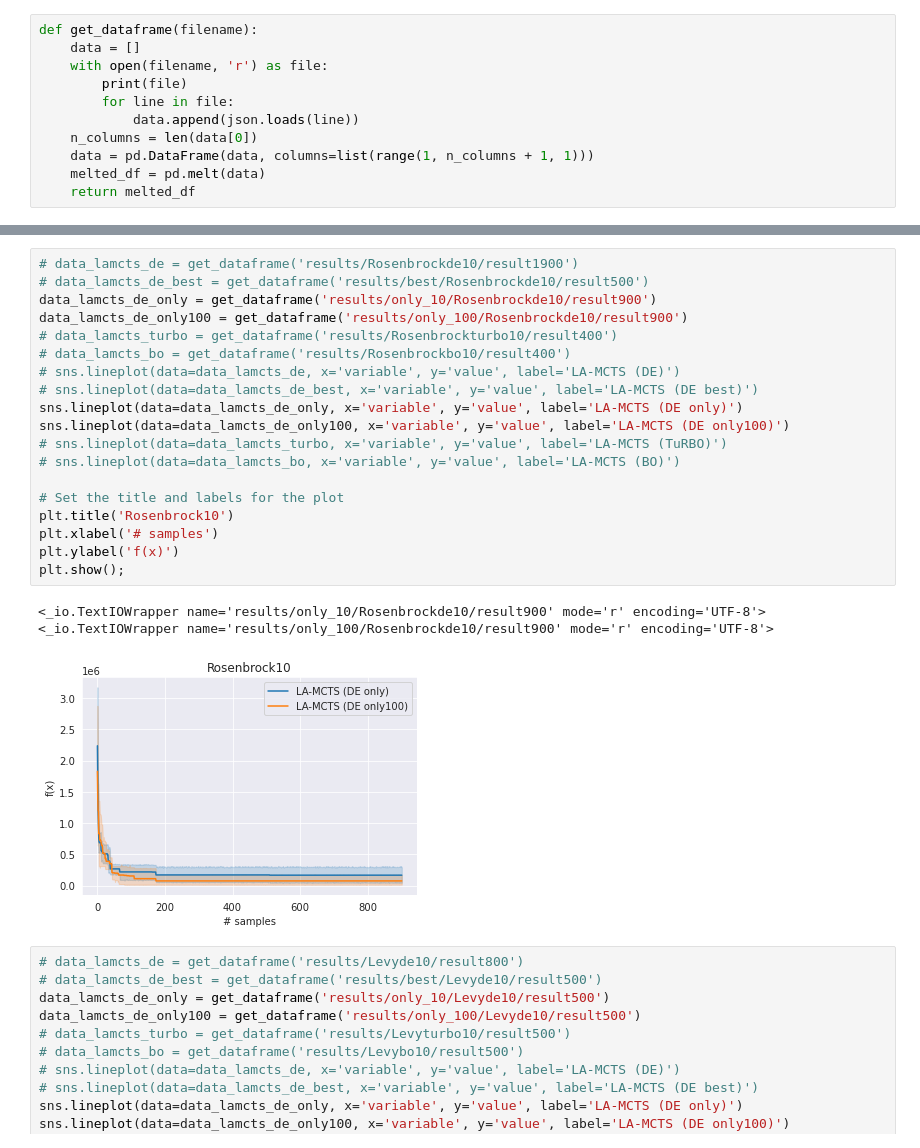
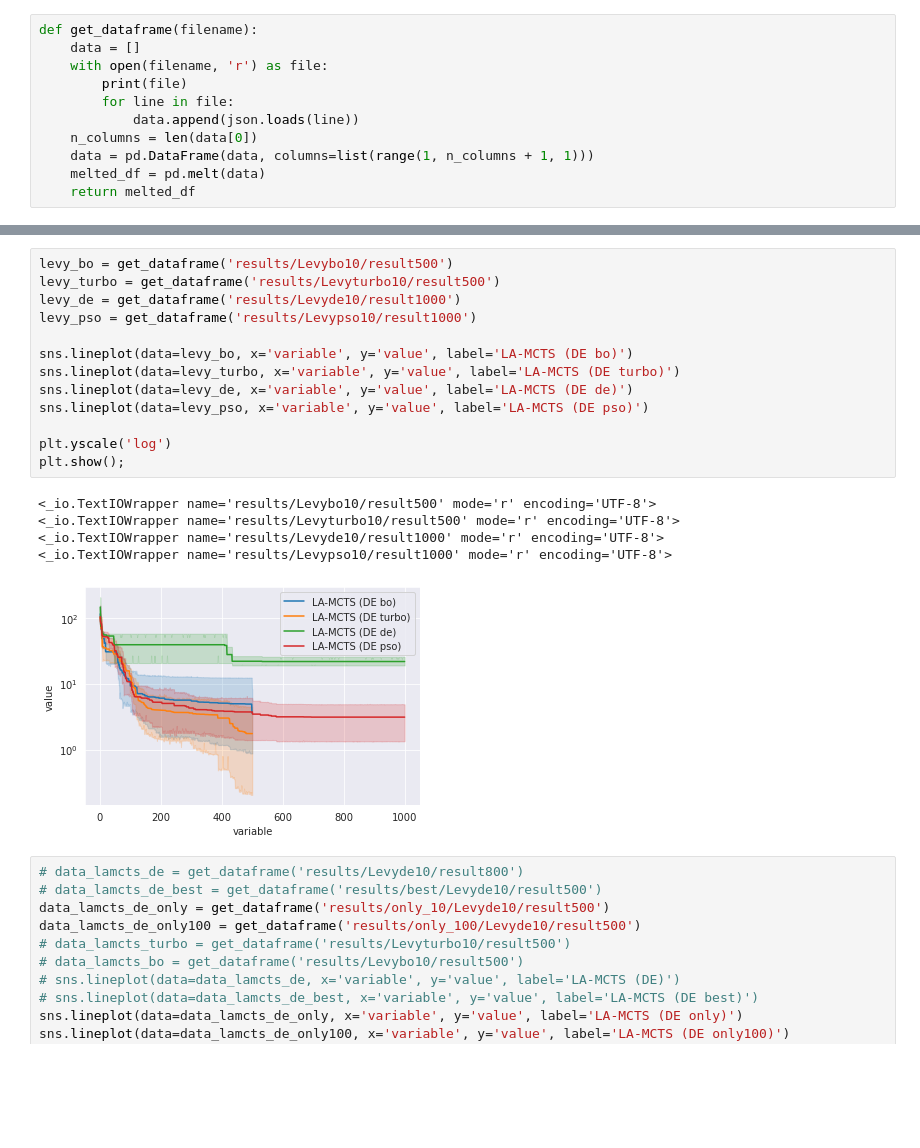
Before and after one commit to Marina-DU/LaMCTS, a Jupyter notebook: LA-MCTS/compare_solvers.ipynb, the cells around one changed output, grey strips where cells are left out. Drawn from its saved outputs; the diff is of its cells as text; blank space fills up the shorter version.

```diff
--- a/LA-MCTS/compare_solvers.ipynb
+++ b/LA-MCTS/compare_solvers.ipynb
@@ -54,26 +56,22 @@ plt.show();
 # %%
-# data_lamcts_de = get_dataframe('results/Rosenbrockde10/result1900')
-# data_lamcts_de_best = get_dataframe('results/best/Rosenbrockde10/result500')
-data_lamcts_de_only = get_dataframe('results/only_10/Rosenbrockde10/result900')
-data_lamcts_de_only100 = get_dataframe('results/only_100/Rosenbrockde10/result900')
-# data_lamcts_turbo = get_dataframe('results/Rosenbrockturbo10/result400')
-# data_lamcts_bo = get_dataframe('results/Rosenbrockbo10/result400')
-# sns.lineplot(data=data_lamcts_de, x='variable', y='value', label='LA-MCTS (DE)')
-# sns.lineplot(data=data_lamcts_de_best, x='variable', y='value', label='LA-MCTS (DE best)')
-sns.lineplot(data=data_lamcts_de_only, x='variable', y='value', label='LA-MCTS (DE only)')
-sns.lineplot(data=data_lamcts_de_only100, x='variable', y='value', label='LA-MCTS (DE only100)')
-# sns.lineplot(data=data_lamcts_turbo, x='variable', y='value', label='LA-MCTS (TuRBO)')
-# sns.lineplot(data=data_lamcts_bo, x='variable', y='value', label='LA-MCTS (BO)')
+levy_bo = get_dataframe('results/Levybo10/result500')
+levy_turbo = get_dataframe('results/Levyturbo10/result500')
+levy_de = get_dataframe('results/Levyde10/result1000')
+levy_pso = get_dataframe('results/Levypso10/result1000')
 
-# Set the title and labels for the plot
-plt.title('Rosenbrock10')
-plt.xlabel('# samples')
-plt.ylabel('f(x)')
+sns.lineplot(data=levy_bo, x='variable', y='value', label='LA-MCTS (DE bo)')
+sns.lineplot(data=levy_turbo, x='variable', y='value', label='LA-MCTS (DE turbo)')
+sns.lineplot(data=levy_de, x='variable', y='value', label='LA-MCTS (DE de)')
+sns.lineplot(data=levy_pso, x='variable', y='value', label='LA-MCTS (DE pso)')
+
+plt.yscale('log')
 plt.show();
 # %% [output]
-<_io.TextIOWrapper name='results/only_10/Rosenbrockde10/result900' mode='r' encoding='UTF-8'>
-<_io.TextIOWrapper name='results/only_100/Rosenbrockde10/result900' mode='r' encoding='UTF-8'>
+<_io.TextIOWrapper name='results/Levybo10/result500' mode='r' encoding='UTF-8'>
+<_io.TextIOWrapper name='results/Levyturbo10/result500' mode='r' encoding='UTF-8'>
+<_io.TextIOWrapper name='results/Levyde10/result1000' mode='r' encoding='UTF-8'>
+<_io.TextIOWrapper name='results/Levypso10/result1000' mode='r' encoding='UTF-8'>
-[figure, old version]
+[figure, new version]
 # %%
 # data_lamcts_de = get_dataframe('results/Levyde10/result800')
 # data_lamcts_de_best = get_dataframe('results/best/Levyde10/result500')
```
Also changed, not shown: parts of 2 cells of this notebook, 3 other files.
